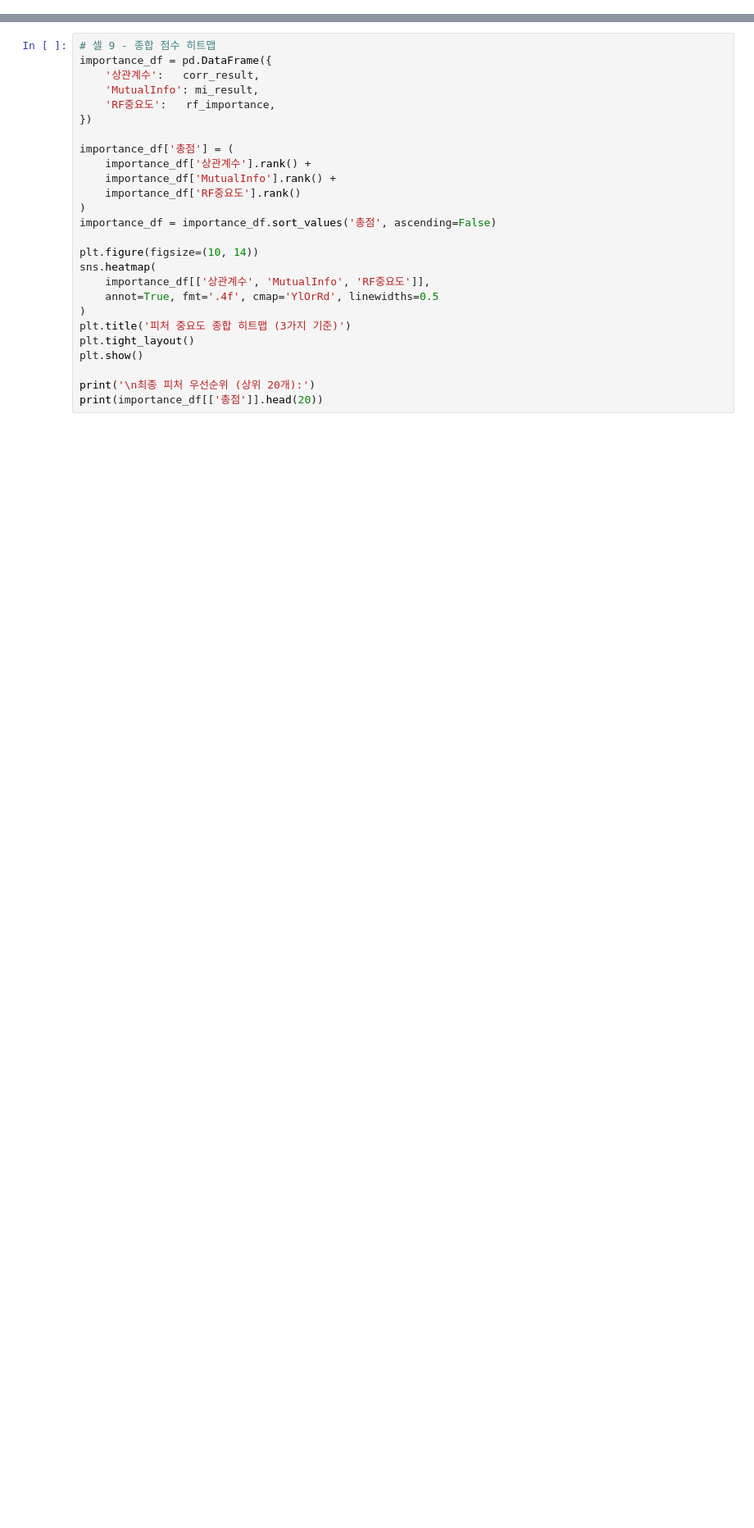
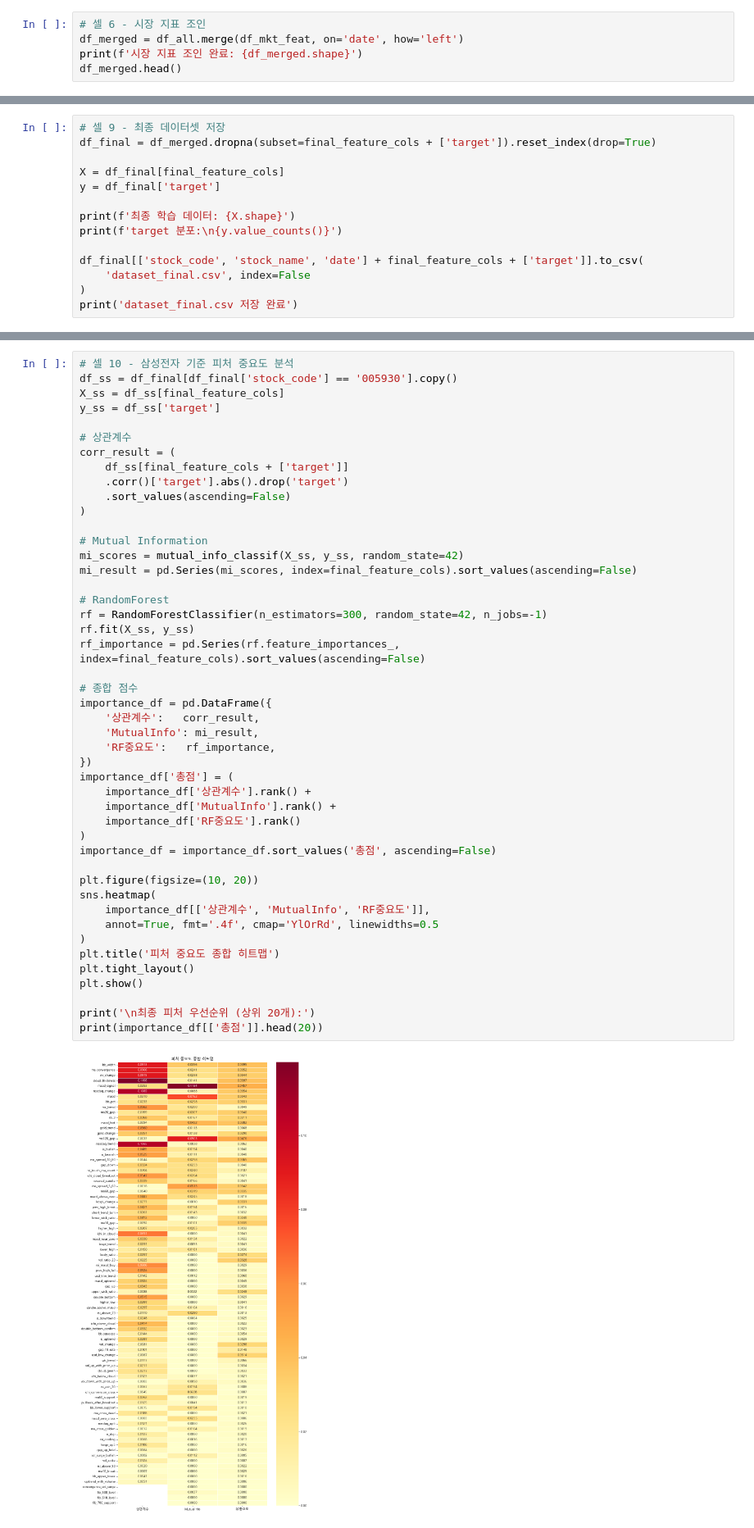
Before and after one commit to jin25056-ai/RichClub, a Jupyter notebook: model/hyerim/feature_engineering.ipynb, the cells around one changed output, grey strips where cells are left out. Shown at 82% size. Drawn from its saved outputs; the diff is of its cells as text; blank space fills up the shorter version.

```diff
--- a/model/hyerim/feature_engineering.ipynb
+++ b/model/hyerim/feature_engineering.ipynb
@@ -231,0 +393,5 @@ df_ss.head()
+# %%
+# 셀 6 - 시장 지표 조인
+df_merged = df_all.merge(df_mkt_feat, on='date', how='left')
+print(f'시장 지표 조인 완료: {df_merged.shape}')
+df_merged.head()
@@ -300,0 +502,14 @@ print(rf_importance)
+# %%
+# 셀 9 - 최종 데이터셋 저장
+df_final = df_merged.dropna(subset=final_feature_cols + ['target']).reset_index(drop=True)
+
+X = df_final[final_feature_cols]
+y = df_final['target']
+
+print(f'최종 학습 데이터: {X.shape}')
+print(f'target 분포:\n{y.value_counts()}')
+
+df_final[['stock_code', 'stock_name', 'date'] + final_feature_cols + ['target']].to_csv(
+    'dataset_final.csv', index=False
+)
+print('dataset_final.csv 저장 완료')
@@ -301,26 +525,48 @@ print(rf_importance)
 # %%
-# 셀 9 - 종합 점수 히트맵
+# 셀 10 - 삼성전자 기준 피처 중요도 분석
+df_ss = df_final[df_final['stock_code'] == '005930'].copy()
+X_ss = df_ss[final_feature_cols]
+y_ss = df_ss['target']
+
+# 상관계수
+corr_result = (
+    df_ss[final_feature_cols + ['target']]
+    .corr()['target'].abs().drop('target')
+    .sort_values(ascending=False)
+)
+
+# Mutual Information
+mi_scores = mutual_info_classif(X_ss, y_ss, random_state=42)
+mi_result = pd.Series(mi_scores, index=final_feature_cols).sort_values(ascending=False)
+
+# RandomForest
+rf = RandomForestClassifier(n_estimators=300, random_state=42, n_jobs=-1)
+rf.fit(X_ss, y_ss)
+rf_importance = pd.Series(rf.feature_importances_, index=final_feature_cols).sort_values(ascending=False)
+
+# 종합 점수
 importance_df = pd.DataFrame({
     '상관계수':   corr_result,
     'MutualInfo': mi_result,
     'RF중요도':   rf_importance,
 })
-
 importance_df['총점'] = (
     importance_df['상관계수'].rank() +
     importance_df['MutualInfo'].rank() +
     importance_df['RF중요도'].rank()
 )
 importance_df = importance_df.sort_values('총점', ascending=False)
 
-plt.figure(figsize=(10, 14))
+plt.figure(figsize=(10, 20))
 sns.heatmap(
     importance_df[['상관계수', 'MutualInfo', 'RF중요도']],
     annot=True, fmt='.4f', cmap='YlOrRd', linewidths=0.5
 )
-plt.title('피처 중요도 종합 히트맵 (3가지 기준)')
+plt.title('피처 중요도 종합 히트맵')
 plt.tight_layout()
 plt.show()
 
 print('\n최종 피처 우선순위 (상위 20개):')
 print(importance_df[['총점']].head(20))
+# %% [output]
+[figure, added]
```
Also changed, not shown: parts of 18 cells of this notebook, 3 other files.
